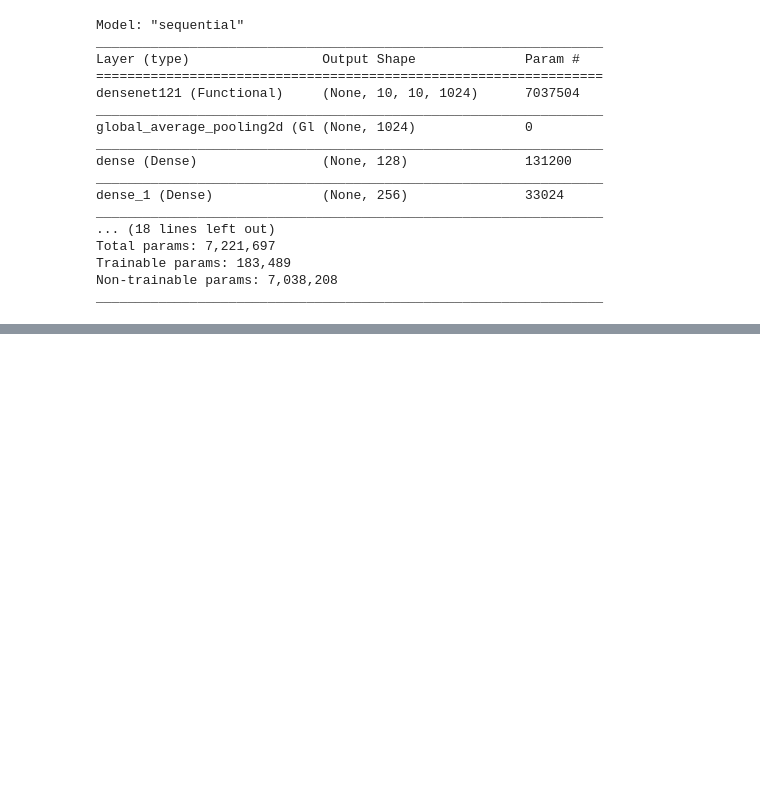
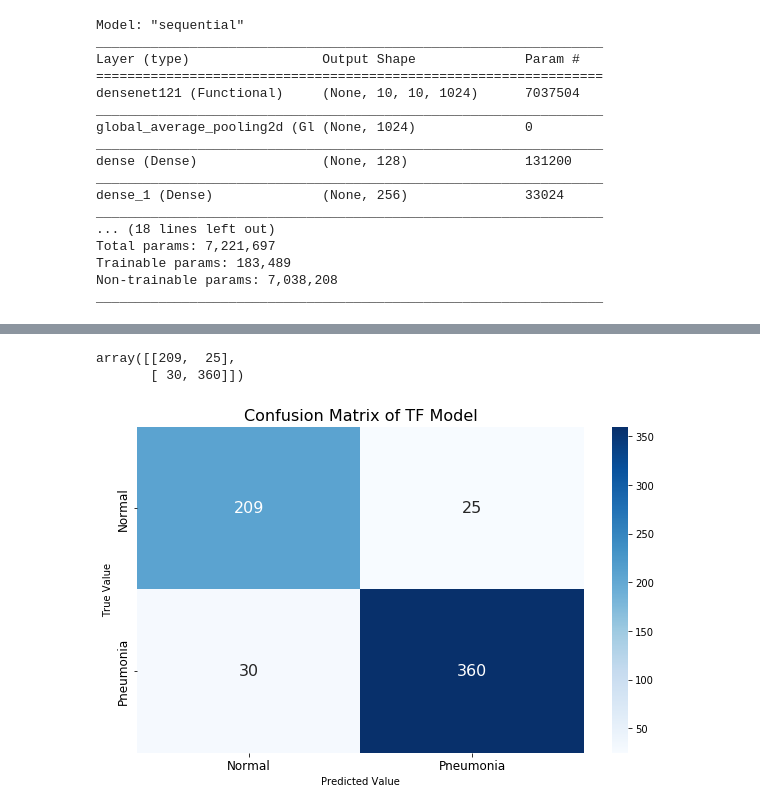
Before and after one commit to chloengnguyen/opacity-detection-chest-xray, a Jupyter notebook: transfer-learning.ipynb, the cells around one changed output, grey strips where cells are left out. Saved outputs shown, nothing was run; the diff lists cells and outputs as text; code cells hidden in the pictures; blank space fills up the shorter version.

```diff
--- a/transfer-learning.ipynb
+++ b/transfer-learning.ipynb
@@ -127,12 +131,14 @@ def balance(df):
     minor = df[df['class'] == 0]
     minor_oversampled  = resample(minor,
                                  replace = True,
-                                 n_samples = round(major['class'].value_counts()[1]*0.8),
+                                 n_samples = round(major['class'].value_counts()[1]),
                                  random_state = 42)
     combined_df = pd.concat([major, minor_oversampled])
     return combined_df
 train_df = balance(train_df_)
 val_df = balance(val_df_)
+train_df = train_df.sample(frac = 1, random_state = 42)
+val_df = val_df.sample(frac = 1,random_state = 42)
 # %%
 # pre-process & normalize image
 def process_data_(img_path):
@@ -203,7 +209,7 @@ dense.add(Dense(64, activation='relu'))
 
 dense.add(BatchNormalization())
 
-dense.add(Dropout(0.3))
+dense.add(Dropout(0.4))
 
 dense.add(Dense(32, activation='relu'))
 
@@ -216,7 +222,7 @@ dense.add(Dense(1, activation='sigmoid'))
 #dense.add(Flatten())
 #dense.add(Dense(1, activation = 'sigmoid'))
 #dense.layers[0].trainable=False
-dense.compile(Adam(0.001), loss='binary_crossentropy', metrics=['accuracy'])
+dense.compile(Adam(0.0001), loss='binary_crossentropy', metrics=['accuracy'])
 dense.summary()
 # %% [output]
 Model: "sequential"
@@ -237,7 +243,7 @@ Trainable params: 183,489
 Non-trainable params: 7,038,208
 _________________________________________________________________
 # %%
-batch_size = 32
+batch_size = 64
 steps_per_epoch = train_df.shape[0] // batch_size
 validation_steps = val_df.shape[0] // batch_size
 validation_steps
@@ -253,9 +259,9 @@ hist_2 = dense.fit_generator(image_gen.flow(X_train, y_train, batch_size = batch
                  validation_data = (X_val, y_val),
                  epochs = 15,
                  steps_per_epoch = steps_per_epoch,
-                 verbose =1)
+                 verbose =1,
                  #class_weight= modified_weight_)
                  #validation_steps = 25
-                 #callbacks = [early_stop,lr])
+                 callbacks = [lr])
 # %% [output]
 Epoch 1/15
@@ -285,3 +299,21 @@ plt.savefig('not-bad-acc-loss.jpeg')
 y_pred_ = dense.predict_classes(X_test, batch_size=32)
 
 cm = confusion_matrix(y_test, y_pred_)
+# %%
+cm
+# %% [output]
+array([[209,  25],
+       [ 30, 360]])
+# %%
+# Plotting
+fig, ax = plt.subplots(figsize=(10, 6))
+sns.heatmap(cm, annot=True, fmt = "g",cmap = "Blues",annot_kws={"size": 16})
+sns.set(font_scale=1.2) # for label size
+plt.xlabel('Predicted Value')
+plt.ylabel('True Value')
+ax.set_xticklabels(['Normal','Pneumonia'], fontsize = 12)
+ax.set_yticklabels(['Normal','Pneumonia'], va='center', rotation = 90, position=(0,0.28),fontsize = 12)
+plt.title('Confusion Matrix of TF Model' , fontsize = 16)
+plt.savefig('graph/confusion-matrix-tf-avg.png')
+# %% [output]
+[figure, added]
```
Also changed, not shown: parts of 56 cells of this notebook, 22 other files.
